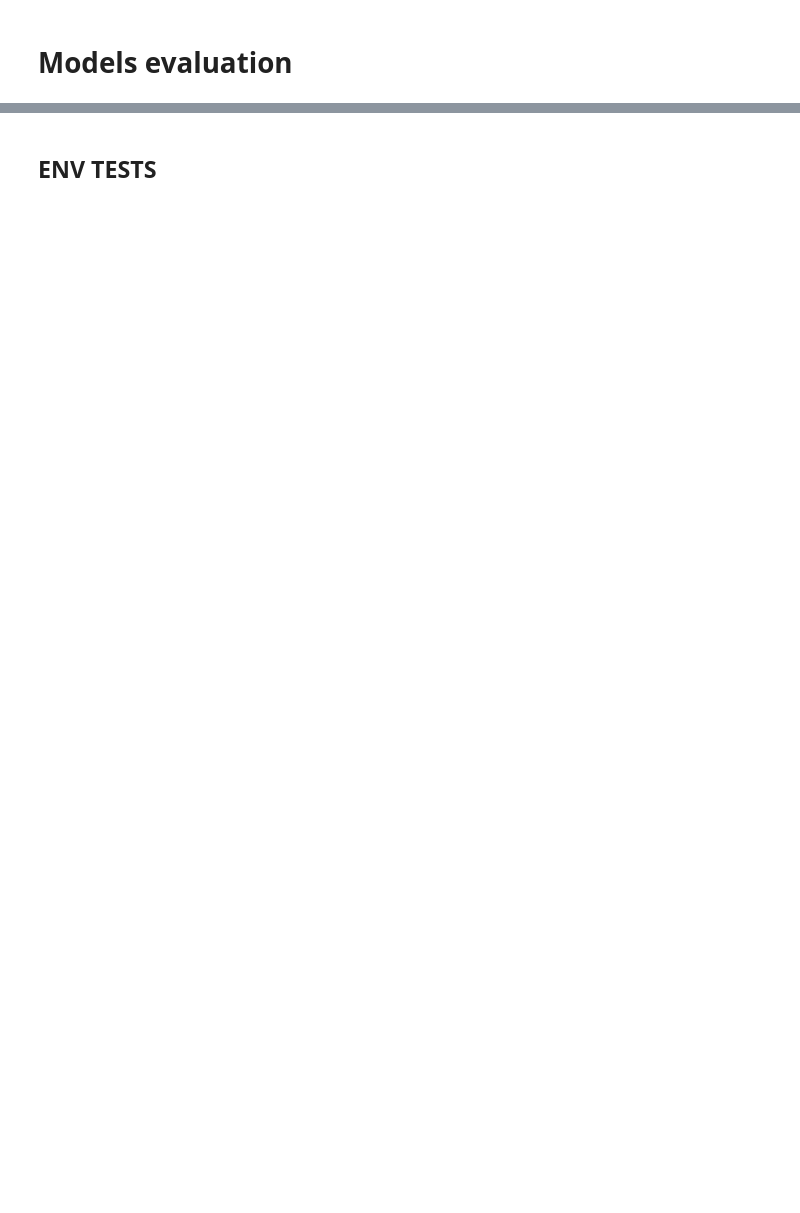
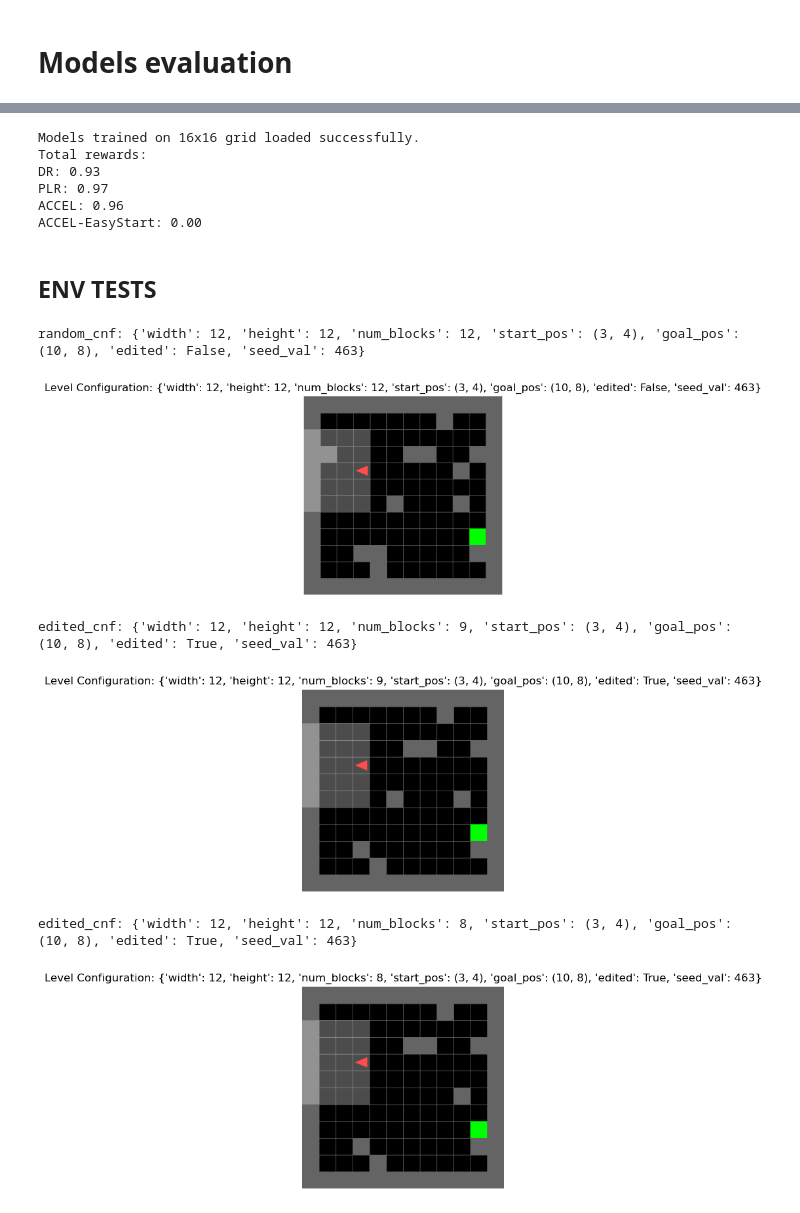
Before and after one commit to noostale/accel-adaptive-rl-env-curricula, a Jupyter notebook: accel_final.ipynb, the cells around one changed output, grey strips where cells are left out. Saved outputs shown, nothing was run; the diff lists cells and outputs as text; code cells hidden in the pictures; blank space fills up the shorter version.

```diff
--- a/accel_final.ipynb
+++ b/accel_final.ipynb
@@ -925,8 +971,39 @@ evaluate_and_create_gifs(grid_size=14, num_levels=50)
+# %%
+# Create gif folder if it does not exist
+if not os.path.exists("gifs"):
+    os.makedirs("gifs")
+
+# Load the models and evaluate them on a set of levels
+evaluate_and_create_gifs(grid_size=16, num_levels=5, num_blocks=0.30*10*10)
+print()
+# %% [output]
+Models trained on 16x16 grid loaded successfully.
+Total rewards:
+DR: 0.93
+PLR: 0.97
+ACCEL: 0.96
+ACCEL-EasyStart: 0.00
 # %% [markdown]
 ## ENV TESTS
 # %%
 # Generate a random level and visualize it
-random_cnf = random_config(8)
+random_cnf = random_config(12, num_blocks=12)
 print("random_cnf:", random_cnf)
+print_level_from_config(random_cnf)
 
-print_level_from_config(random_cnf)
+# Edit the level and visualize it
+edited_cnf = edit_config(random_cnf)
+print("edited_cnf:", edited_cnf)
+print_level_from_config(edited_cnf)
+
+# Edit the level and visualize it
+edited_cnf = edit_config(edited_cnf)
+print("edited_cnf:", edited_cnf)
+print_level_from_config(edited_cnf)
+# %% [output]
+random_cnf: {'width': 12, 'height': 12, 'num_blocks': 12, 'start_pos': (3, 4), 'goal_pos': (10, 8), 'edited': False, 'seed_val': 463}
+[figure, added]
+edited_cnf: {'width': 12, 'height': 12, 'num_blocks': 9, 'start_pos': (3, 4), 'goal_pos': (10, 8), 'edited': True, 'seed_val': 463}
+[figure, added]
+edited_cnf: {'width': 12, 'height': 12, 'num_blocks': 8, 'start_pos': (3, 4), 'goal_pos': (10, 8), 'edited': True, 'seed_val': 463}
+[figure, added]
```
Also changed, not shown: parts of 5 cells of this notebook.
